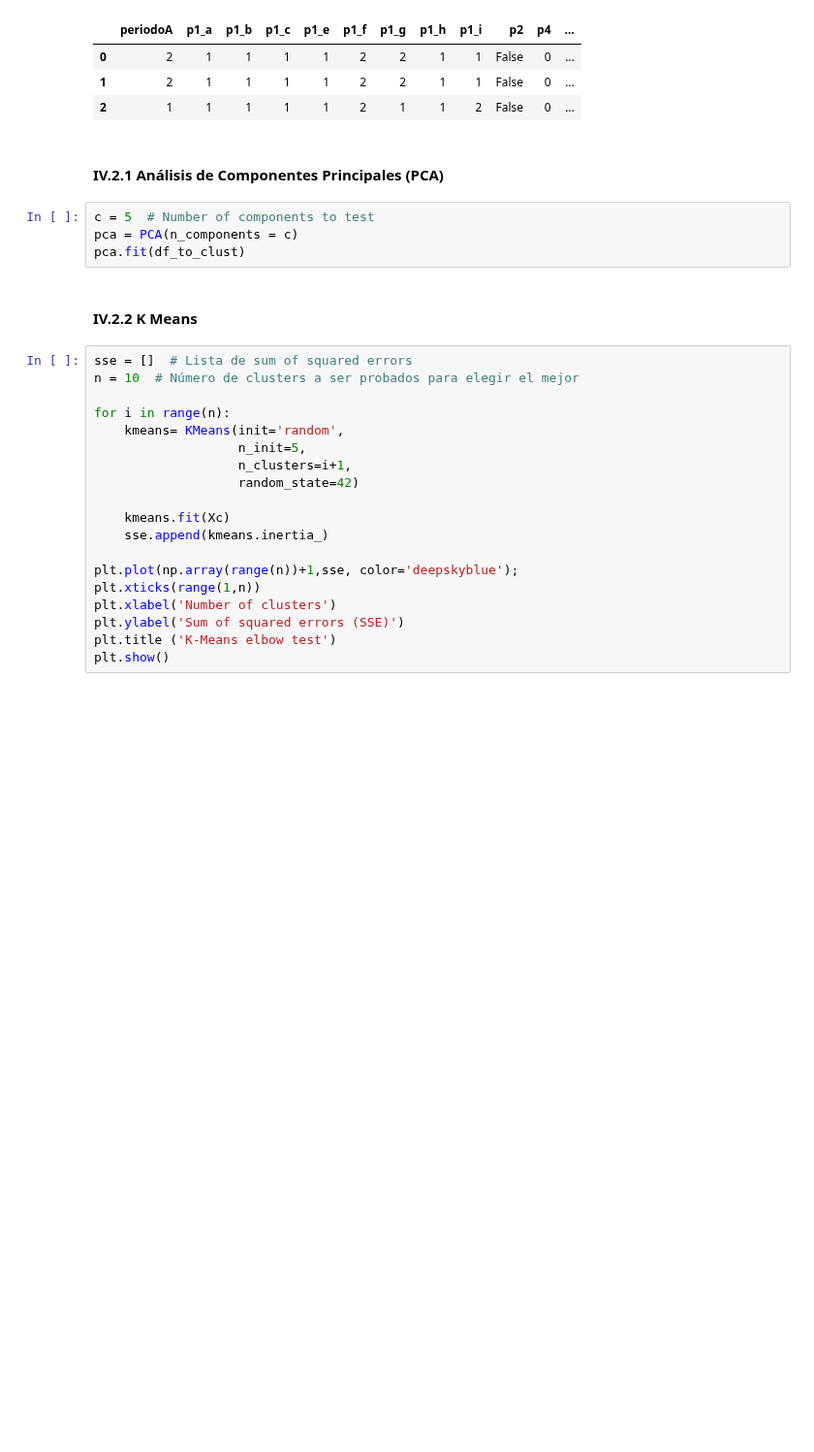
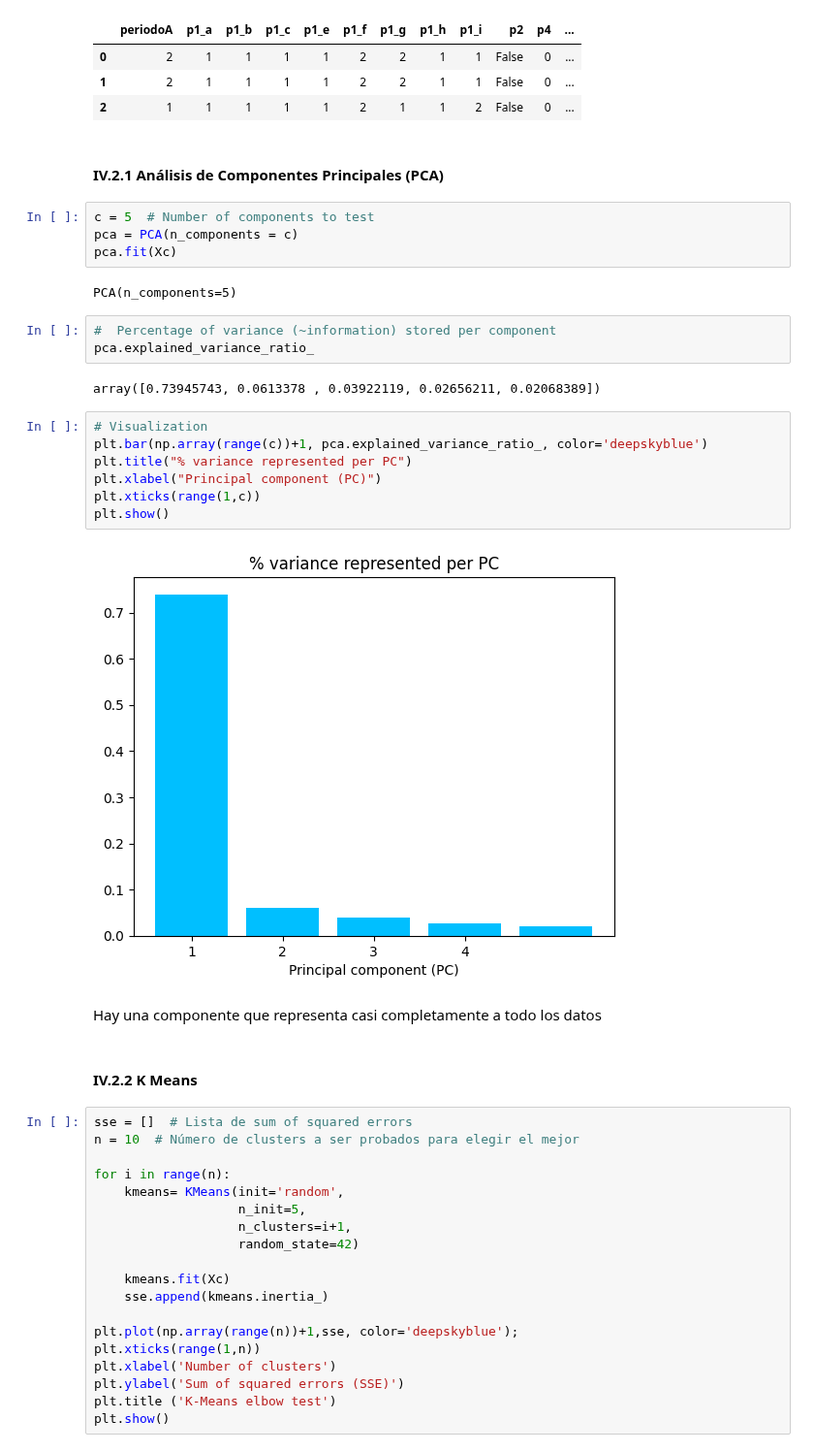
Before and after one commit to EstebanPerez25/ACD-Modelo_predictivo_de_satisfacion, a Jupyter notebook: Modelo_predictivo_de_satisfacción.ipynb, the cells around one changed output. Shown at 97% size. Cells and saved outputs as stored; diff of their text form; blank space fills up the shorter version.

```diff
--- a/Modelo_predictivo_de_satisfacción.ipynb
+++ b/Modelo_predictivo_de_satisfacción.ipynb
@@ -1291,7 +1291,25 @@ Xc.head(3)
 # %%
 c = 5  # Number of components to test
 pca = PCA(n_components = c)
-pca.fit(df_to_clust)
+pca.fit(Xc)
+# %% [output]
+PCA(n_components=5)
+# %%
+#  Percentage of variance (~information) stored per component
+pca.explained_variance_ratio_
+# %% [output]
+array([0.73945743, 0.0613378 , 0.03922119, 0.02656211, 0.02068389])
+# %%
+# Visualization
+plt.bar(np.array(range(c))+1, pca.explained_variance_ratio_, color='deepskyblue')
+plt.title("% variance represented per PC")
+plt.xlabel("Principal component (PC)")
+plt.xticks(range(1,c))
+plt.show()
+# %% [output]
+[figure, added]
+# %% [markdown]
+Hay una componente que representa casi completamente a todo los datos
 # %% [markdown]
 #### IV.2.2 K Means
 # %%
```
